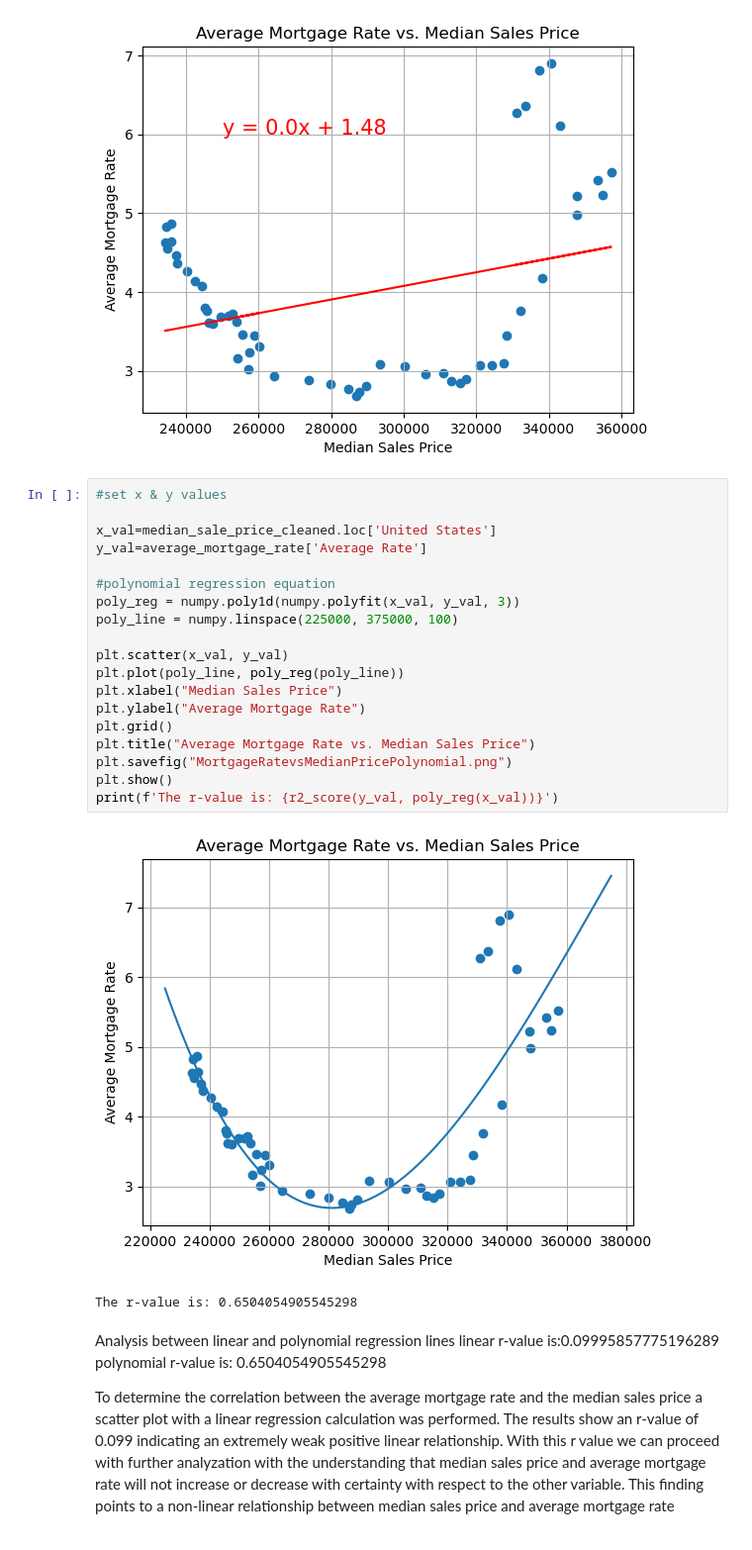
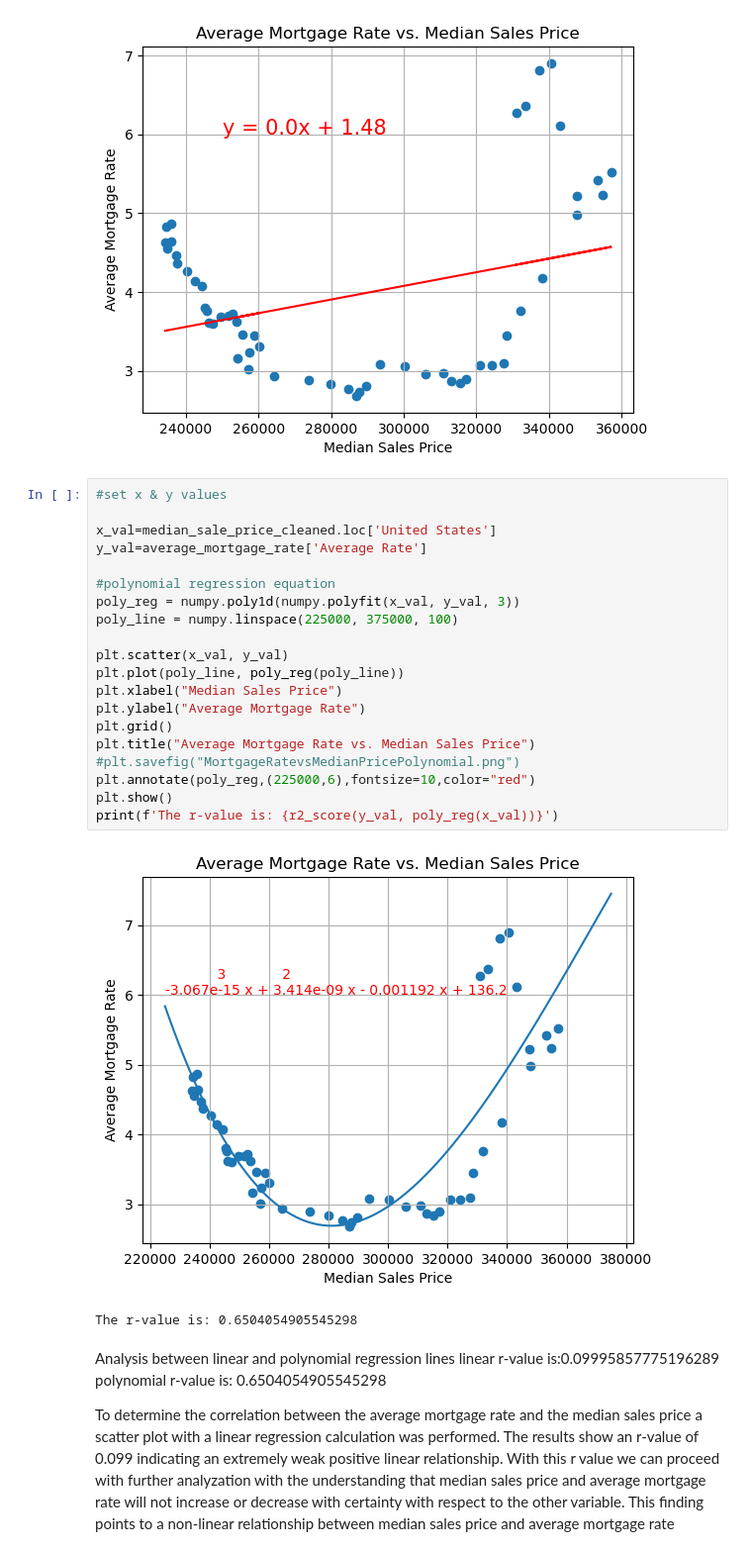
Before and after one commit to ceramicbull/Project-1-Repo, a Jupyter notebook: chelsea-pickett/API-notebook.ipynb, the cells around one changed output. Shown at 99% size. Saved outputs shown, nothing was run; the diff lists cells and outputs as text.

```diff
--- a/chelsea-pickett/API-notebook.ipynb
+++ b/chelsea-pickett/API-notebook.ipynb
@@ -503,24 +503,25 @@ The r-value is:0.09995857775196289
 # %%
 #set x & y values
 
 x_val=median_sale_price_cleaned.loc['United States']
 y_val=average_mortgage_rate['Average Rate']
 
 #polynomial regression equation
 poly_reg = numpy.poly1d(numpy.polyfit(x_val, y_val, 3))
 poly_line = numpy.linspace(225000, 375000, 100)
 
 plt.scatter(x_val, y_val)
 plt.plot(poly_line, poly_reg(poly_line))
 plt.xlabel("Median Sales Price")
 plt.ylabel("Average Mortgage Rate")
 plt.grid()
 plt.title("Average Mortgage Rate vs. Median Sales Price")
-plt.savefig("MortgageRatevsMedianPricePolynomial.png")
+#plt.savefig("MortgageRatevsMedianPricePolynomial.png")
+plt.annotate(poly_reg,(225000,6),fontsize=10,color="red")
 plt.show()
 print(f'The r-value is: {r2_score(y_val, poly_reg(x_val))}')
 # %% [output]
-[figure, old version]
+[figure, new version]
 The r-value is: 0.6504054905545298
 # %% [markdown]
 Analysis between linear and polynomial regression lines
```
Also changed, not shown: parts of 2 cells of this notebook, 2 other files.
